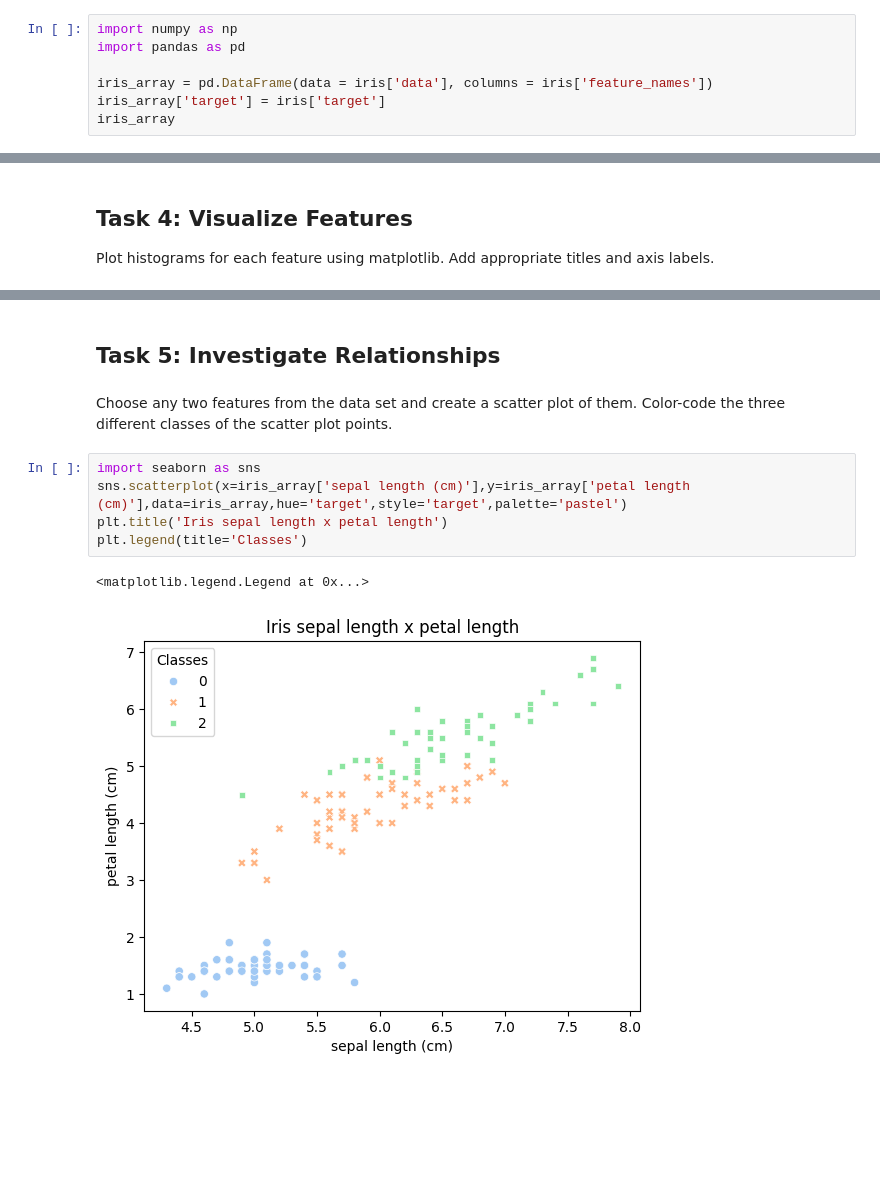
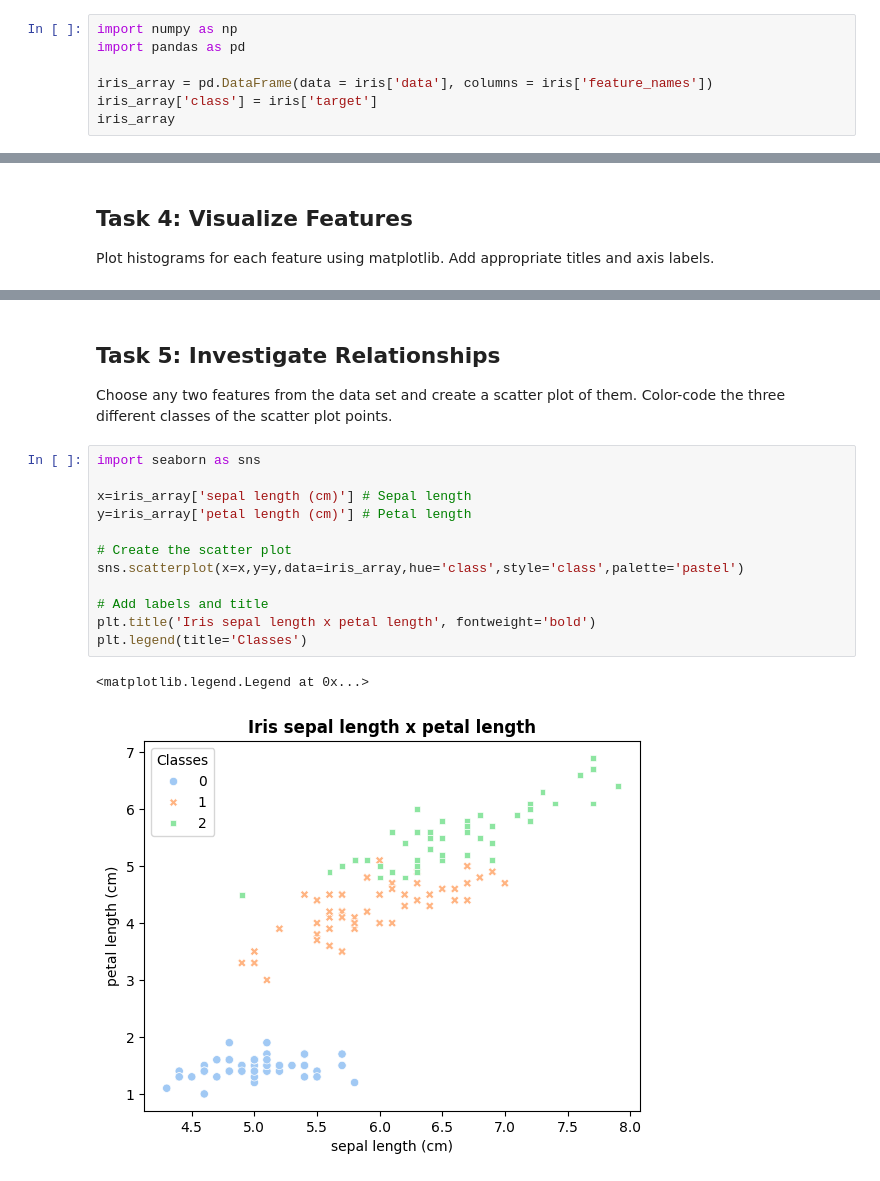
Before and after one commit to quyenphanlyons/data_analytics, a Jupyter notebook: tasks.ipynb, the cells around one changed output, grey strips where cells are left out. Cells and saved outputs as stored; diff of their text form; blank space fills up the shorter version.

```diff
--- a/tasks.ipynb
+++ b/tasks.ipynb
@@ -54,6 +53,6 @@ import numpy as np
 import pandas as pd
 
 iris_array = pd.DataFrame(data = iris['data'], columns = iris['feature_names'])
-iris_array['target'] = iris['target']
+iris_array['class'] = iris['target']
 iris_array
 # %% [output]
@@ -129,16 +126,22 @@ plt.show(d)
 [figure]
 [figure]
 [figure]
-# %% [markdown]
-## Task 5: Investigate Relationships
 # %% [markdown]
+## Task 5: Investigate Relationships
 Choose any two features from the data set and create a scatter plot of them.
 Color-code the three different classes of the scatter plot points.
 # %%
 import seaborn as sns
-sns.scatterplot(x=iris_array['sepal length (cm)'],y=iris_array['petal length (cm)'],data=iris_array,hue='target',style='target',palette='pastel')
-plt.title('Iris sepal length x petal length')
+
+x=iris_array['sepal length (cm)'] # Sepal length
+y=iris_array['petal length (cm)'] # Petal length
+
+# Create the scatter plot
+sns.scatterplot(x=x,y=y,data=iris_array,hue='class',style='class',palette='pastel')
+
+# Add labels and title
+plt.title('Iris sepal length x petal length', fontweight='bold')
 plt.legend(title='Classes')
 # %% [output]
 <matplotlib.legend.Legend at 0x...>
-[figure, old version]
+[figure, new version]
```
Also changed, not shown: parts of 12 cells of this notebook.
